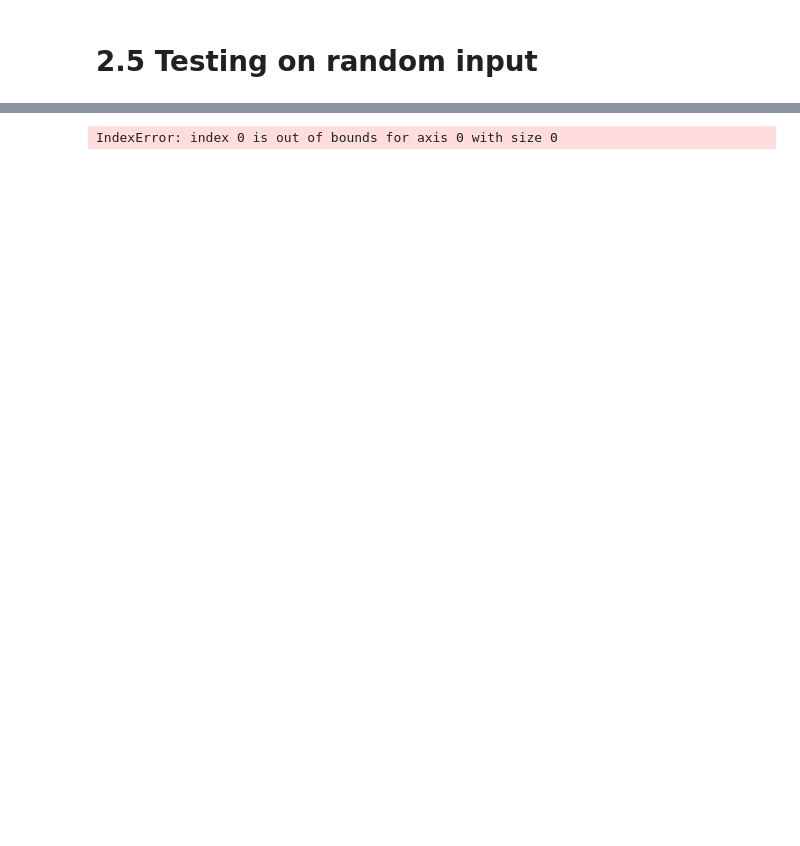
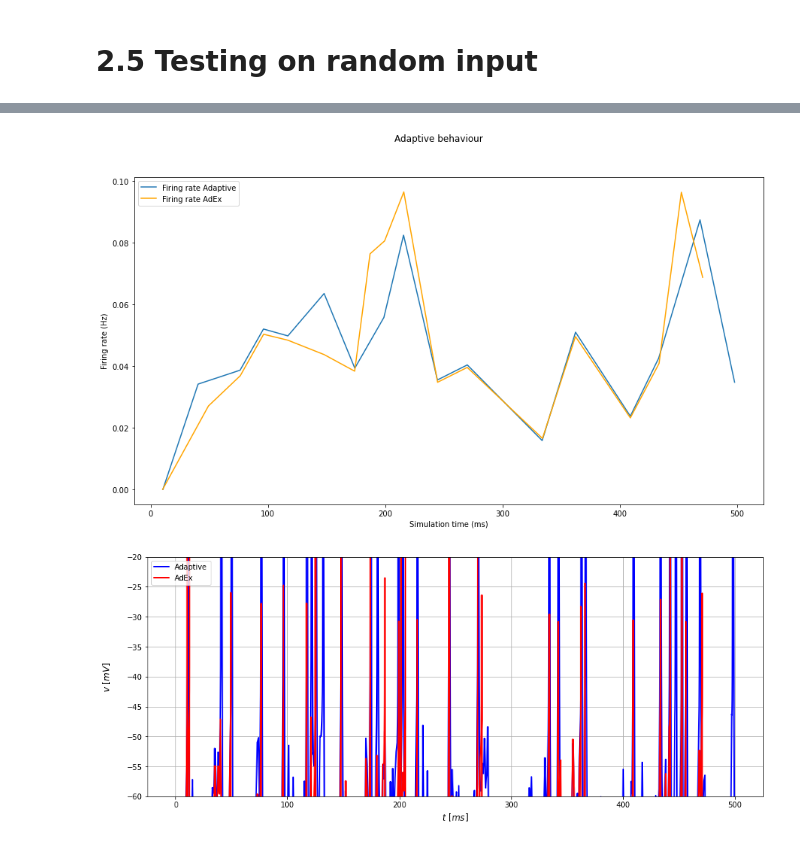
Before and after one commit to Thomas-debug-creator/SingleNeuron-HH2AdEx, a Jupyter notebook: cleaned_notebook.ipynb, the cells around one changed output, grey strips where cells are left out. Cells and saved outputs as stored; diff of their text form; code cells hidden in the pictures; blank space fills up the shorter version.

```diff
--- a/cleaned_notebook.ipynb
+++ b/cleaned_notebook.ipynb
@@ -1178,4 +1183,5 @@ state_monitor_adaptive = simulate_HH_neuron_adaptive(current, sim_time * b2.ms)
 # %%
-plot_overlap(state_monitor_adaptive, state_monitor_adex)
+plot_overlap(state_monitor_adaptive, state_monitor_adex, length_check=1, tolerance=0.01, compute_stable=False)
 # %% [output]
-IndexError: index 0 is out of bounds for axis 0 with size 0
+[figure, added]
+[figure, added]
```
Also changed, not shown: parts of 6 cells of this notebook, 4 other files.
